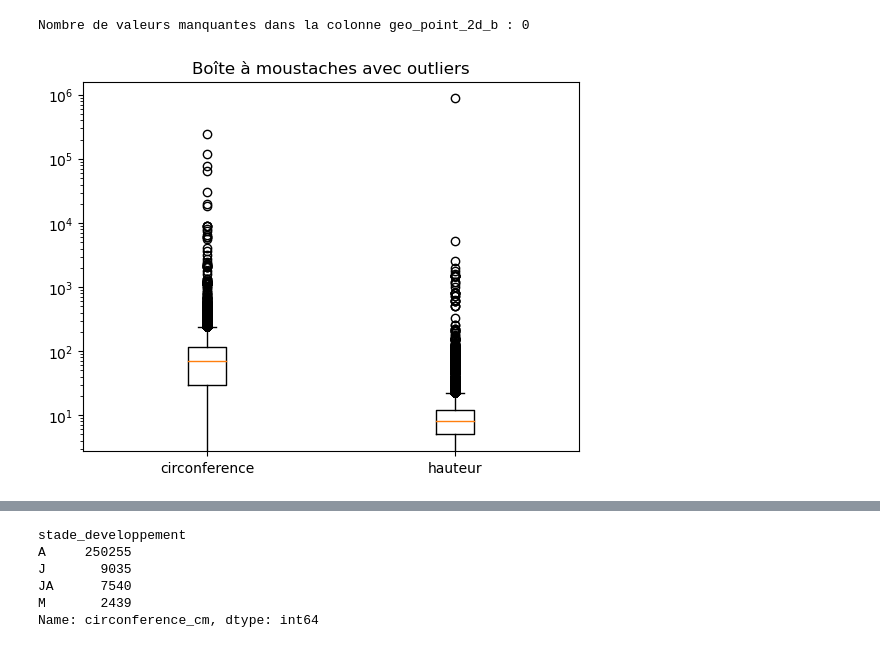
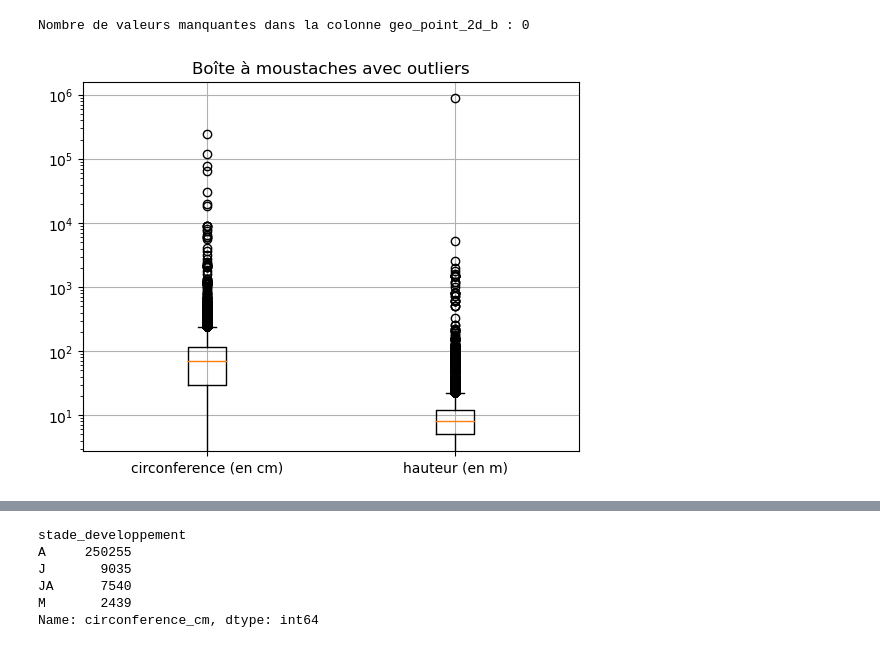
Before and after one commit to Antho-SJ/paris-trees, a Jupyter notebook: anthonySj.ipynb, the cells around one changed output, grey strips where cells are left out. Drawn from its saved outputs; the diff is of its cells as text; code cells hidden in the pictures.

```diff
--- a/anthonySj.ipynb
+++ b/anthonySj.ipynb
@@ -50,10 +53,11 @@ Nombre de valeurs manquantes dans la colonne geo_point_2d_b : 0
 # %%
 circonference = df['circonference_cm']
 hauteur = df['hauteur_m']
-plt.boxplot([circonference, hauteur])
-plt.xticks([1, 2], ['circonference', 'hauteur'])
+plt.boxplot([circonference, hauteur], showfliers=True)
+plt.xticks([1, 2], ['circonference (en cm)', 'hauteur (en m)'])
 plt.yscale('log')
 plt.title("Boîte à moustaches avec outliers")
+plt.grid(True)
 plt.show()
 # %% [output]
-[figure, old version]
+[figure, new version]
```
Also changed, not shown: parts of 7 cells of this notebook.
